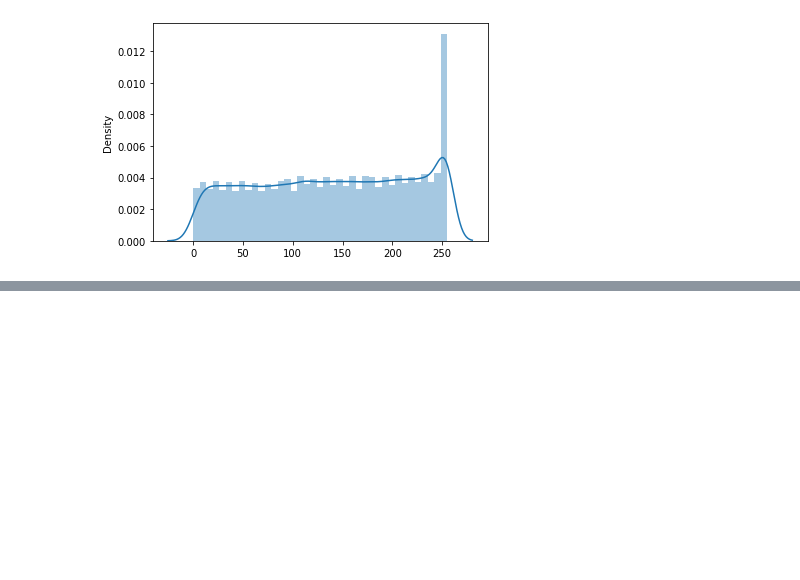
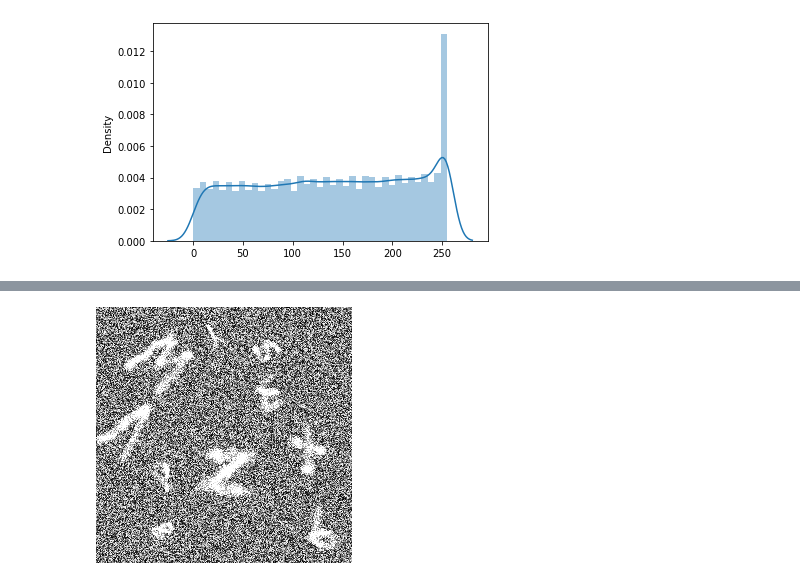
Before and after one commit to hongseong0314/dacon-computer-vision-2, a Jupyter notebook: sub_data_generate.ipynb, the cells around one changed output, grey strips where cells are left out. Saved outputs shown, nothing was run; the diff lists cells and outputs as text; code cells hidden in the pictures; blank space fills up the shorter version.

```diff
--- a/sub_data_generate.ipynb
+++ b/sub_data_generate.ipynb
@@ -130,0 +181,4 @@ real
+# %%
+transforms.ToPILImage()(field_clip)
+# %% [output]
+[figure, added]
```
Also changed, not shown: parts of 4 cells of this notebook.
